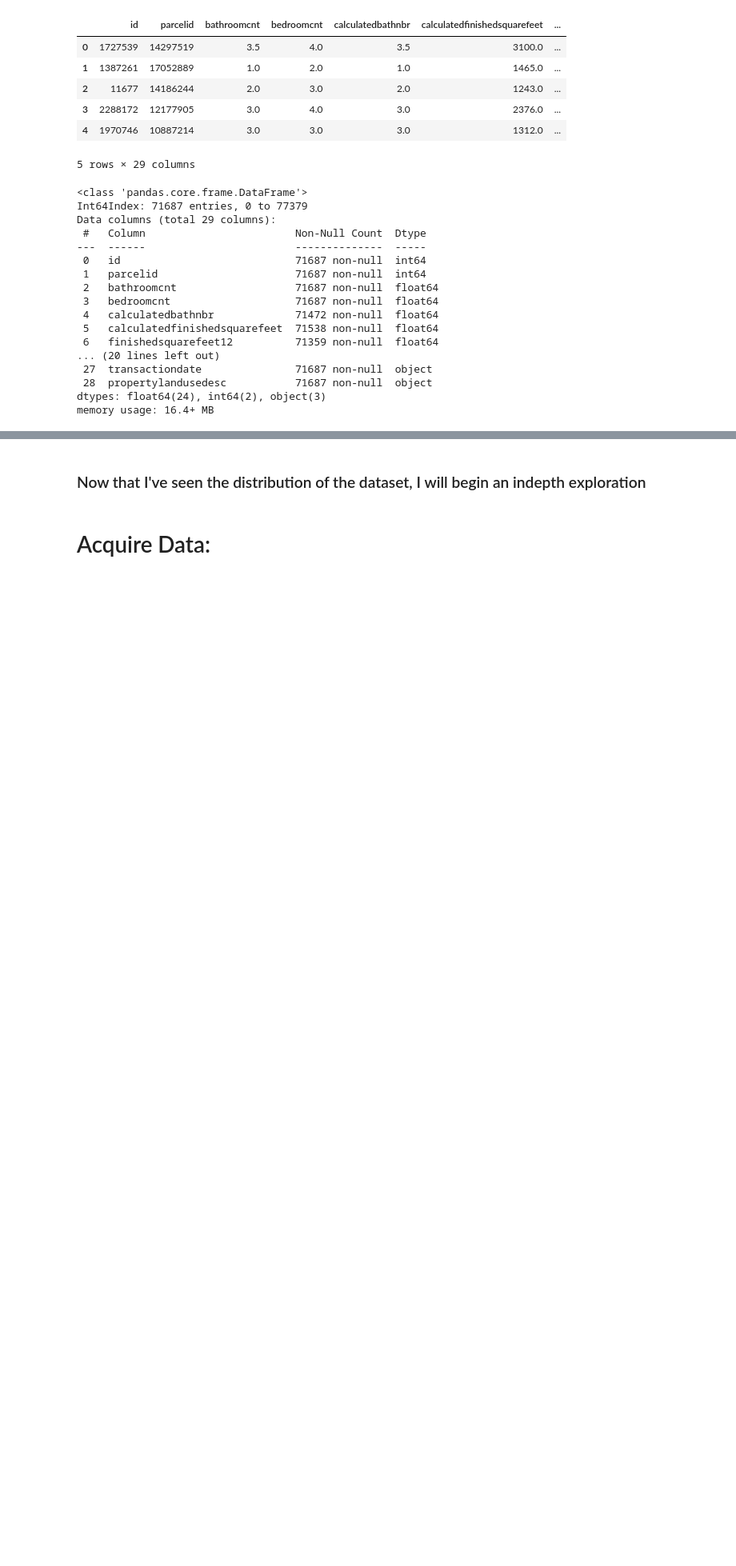
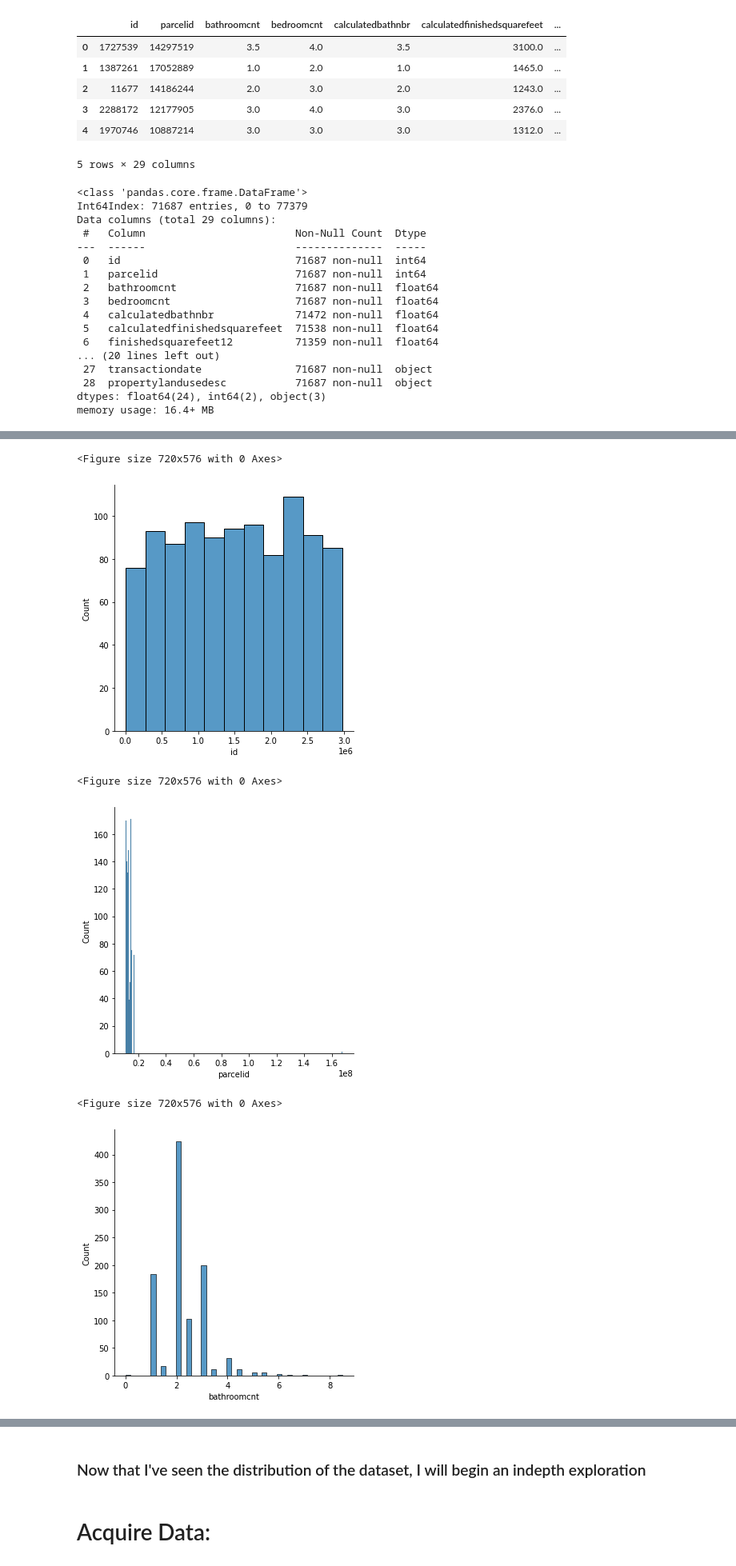
Before and after one commit to DeangeloBowen1/clustering-project, a Jupyter notebook: explore.ipynb, the cells around one changed output, grey strips where cells are left out. Shown at 80% size. Saved outputs shown, nothing was run; the diff lists cells and outputs as text; code cells hidden in the pictures; blank space fills up the shorter version.

```diff
--- a/explore.ipynb
+++ b/explore.ipynb
@@ -80,0 +63,9 @@ for col in columns:
+# %%
+ex.df_distribution(zillow)
+# %% [output]
+<Figure size 720x576 with 0 Axes>
+[figure, added]
+<Figure size 720x576 with 0 Axes>
+[figure, added]
+<Figure size 720x576 with 0 Axes>
+[figure, added]
```
Also changed, not shown: parts of 46 cells of this notebook, 6 other files.
